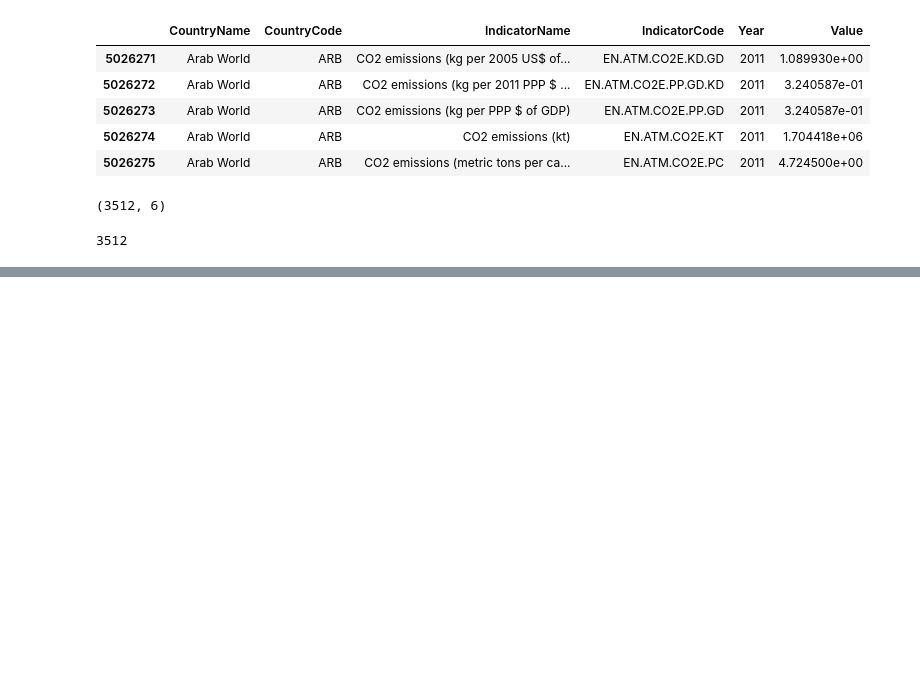
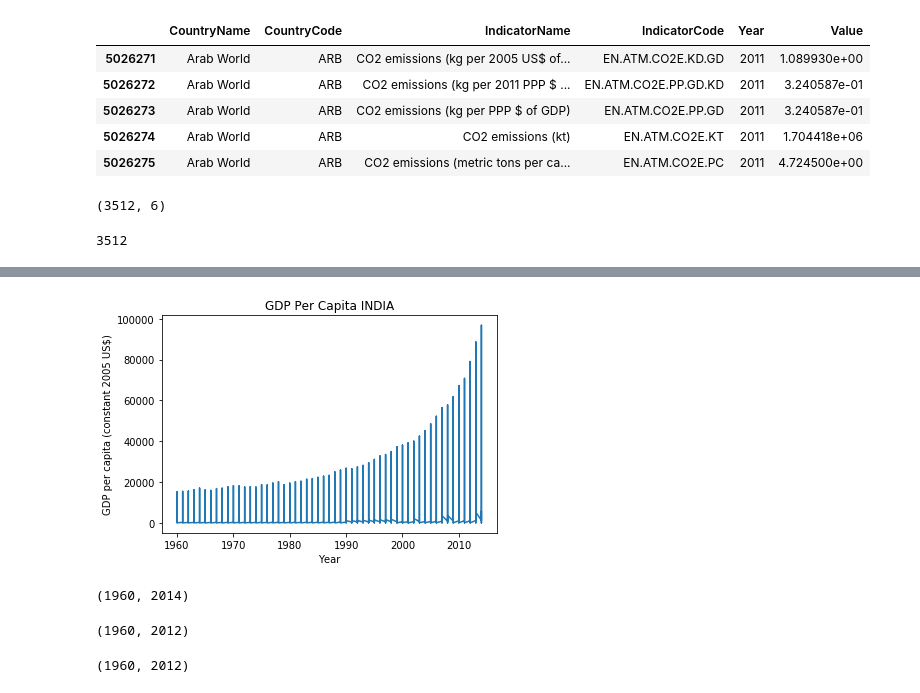
Before and after one commit to mihirsam/Python-for-Data-Science, a Jupyter notebook: Week5/World Development Indicators.ipynb, the cells around one changed output, grey strips where cells are left out. Cells and saved outputs as stored; diff of their text form; code cells hidden in the pictures; blank space fills up the shorter version.

```diff
--- a/Week5/World Development Indicators.ipynb
+++ b/Week5/World Development Indicators.ipynb
@@ -184,0 +181,9 @@ ax.annotate("IND", xy=(18, ))
+# %%
+hist_indicator = 'GDP per capita'
+hist_country = 'IND'
+
+mask1 =data['IndicatorName'].str.contains(hist_indicator)
+mask2 = data['CountryCode'].str.contains(hist_country)
+
+gdp_stage = data[mask1 & mask2]
+gdp_stage.head()
@@ -184,0 +206,25 @@ ax.annotate("IND", xy=(18, ))
+# %%
+plt.plot(gdp_stage ['Year'].values, gdp_stage['Value'].values)
+
+plt.xlabel('Year')
+plt.ylabel(gdp_stage['IndicatorName'].iloc[0])
+
+
+plt.title('GDP Per Capita INDIA')
+
+plt.show()
+# %% [output]
+[figure, added]
+# %%
+gdp_stage['Year'].min(), gdp_stage['Year'].max()
+# %% [output]
+(1960, 2014)
+# %%
+stage['Year'].min(), stage['Year'].max()
+# %% [output]
+(1960, 2012)
+# %%
+new_gdp = gdp_stage[gdp_stage['Year'] <= 2012]
+new_gdp['Year'].min(), new_gdp['Year'].max()
+# %% [output]
+(1960, 2012)
```
Also changed, not shown: parts of 15 cells of this notebook.
